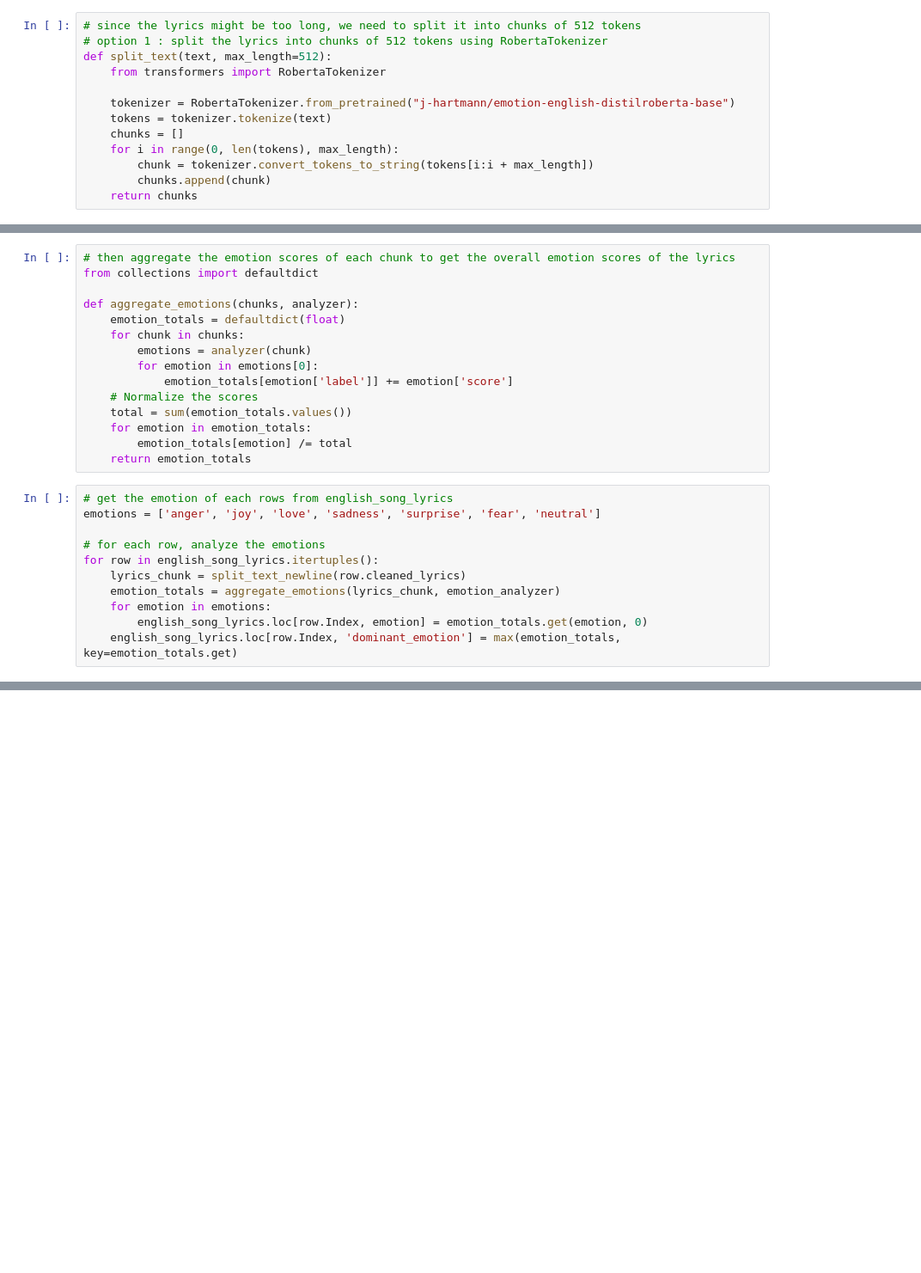
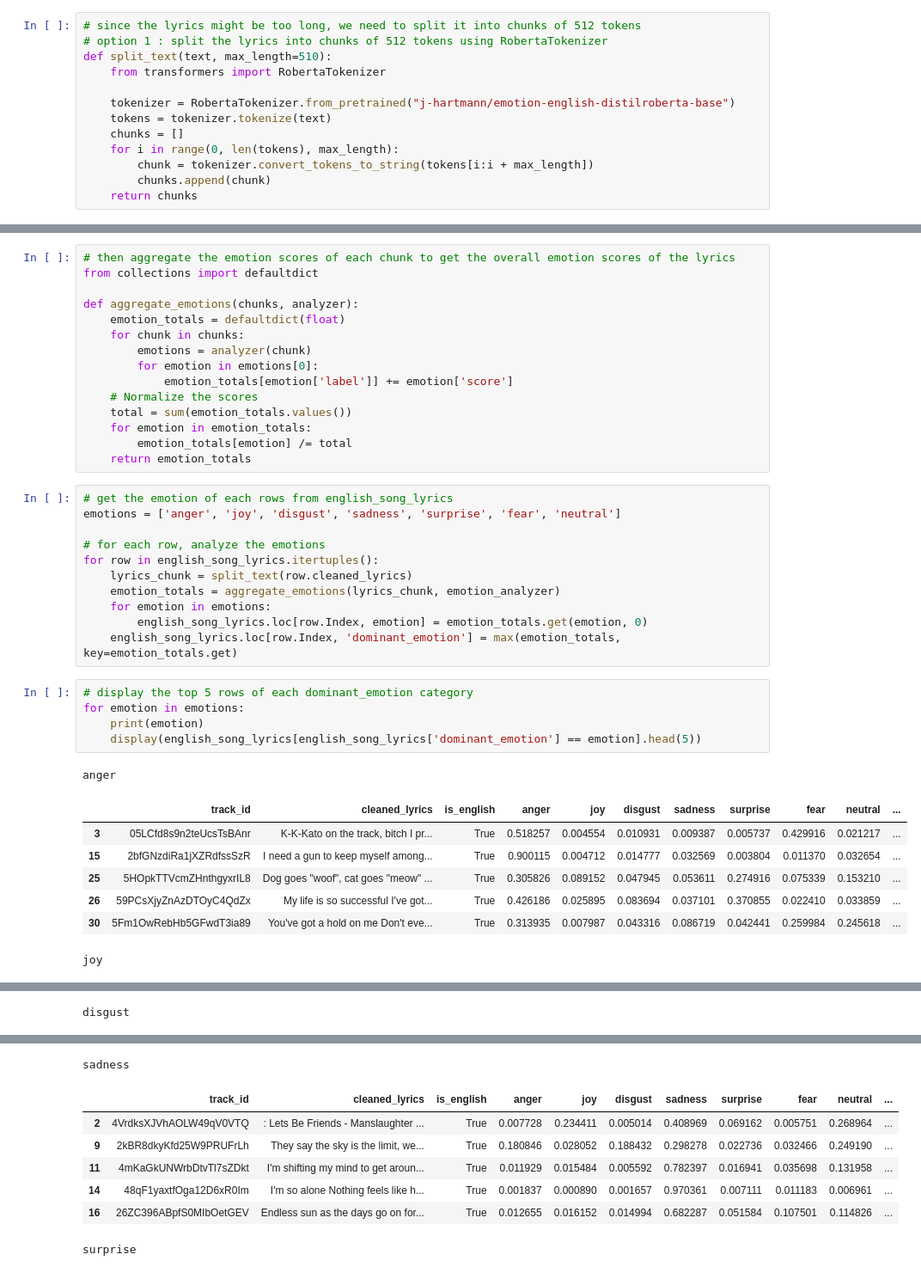
Before and after one commit to nazhifkojaz/Spotify-Analysis-Data-Collection-, a Jupyter notebook: data_preprocessing.ipynb, the cells around one changed output, grey strips where cells are left out. Shown at 86% size. Saved outputs shown, nothing was run; the diff lists cells and outputs as text; blank space fills up the shorter version.

Commit message:
added lyrics_emotion.csv data

```diff
--- a/data_preprocessing.ipynb
+++ b/data_preprocessing.ipynb
@@ -895,7 +895,7 @@ Name: 9, dtype: object
 # %%
 # since the lyrics might be too long, we need to split it into chunks of 512 tokens
 # option 1 : split the lyrics into chunks of 512 tokens using RobertaTokenizer
-def split_text(text, max_length=512):
+def split_text(text, max_length=510):
     from transformers import RobertaTokenizer
 
     tokenizer = RobertaTokenizer.from_pretrained("j-hartmann/emotion-english-distilroberta-base")
@@ -927,12 +927,26 @@ def aggregate_emotions(chunks, analyzer):
     return emotion_totals
 # %%
 # get the emotion of each rows from english_song_lyrics
-emotions = ['anger', 'joy', 'love', 'sadness', 'surprise', 'fear', 'neutral']
+emotions = ['anger', 'joy', 'disgust', 'sadness', 'surprise', 'fear', 'neutral']
 
 # for each row, analyze the emotions
 for row in english_song_lyrics.itertuples():
-    lyrics_chunk = split_text_newline(row.cleaned_lyrics)
+    lyrics_chunk = split_text(row.cleaned_lyrics)
     emotion_totals = aggregate_emotions(lyrics_chunk, emotion_analyzer)
     for emotion in emotions:
         english_song_lyrics.loc[row.Index, emotion] = emotion_totals.get(emotion, 0)
     english_song_lyrics.loc[row.Index, 'dominant_emotion'] = max(emotion_totals, key=emotion_totals.get)
+# %%
+# display the top 5 rows of each dominant_emotion category
+for emotion in emotions:
+    print(emotion)
+    display(english_song_lyrics[english_song_lyrics['dominant_emotion'] == emotion].head(5))
+# %% [output]
+anger
+|  | track_id | cleaned_lyrics | is_english | anger | joy | disgust | sadness | surprise | fear | neutral | ... |
+| 3 | 05LCfd8s9n2teUcsTsBAnr | K-K-Kato on the track, bitch I pr... | True | 0.518257 | 0.004554 | 0.010931 | 0.009387 | 0.005737 | 0.429916 | 0.021217 | ... |
+| 15 | 2bfGNzdiRa1jXZRdfssSzR | I need a gun to keep myself among... | True | 0.900115 | 0.004712 | 0.014777 | 0.032569 | 0.003804 | 0.011370 | 0.032654 | ... |
+| 25 | 5HOpkTTVcmZHnthgyxrIL8 | Dog goes "woof", cat goes "meow" ... | True | 0.305826 | 0.089152 | 0.047945 | 0.053611 | 0.274916 | 0.075339 | 0.153210 | ... |
+| 26 | 59PCsXjyZnAzDTOyC4QdZx | My life is so successful I've got... | True | 0.426186 | 0.025895 | 0.083694 | 0.037101 | 0.370855 | 0.022410 | 0.033859 | ... |
+| 30 | 5Fm1OwRebHb5GFwdT3ia89 | You've got a hold on me Don't eve... | True | 0.313935 | 0.007987 | 0.043316 | 0.086719 | 0.042441 | 0.259984 | 0.245618 | ... |
+joy
@@ -938,0 +959 @@ for row in english_song_lyrics.itertuples():
+disgust
@@ -938,0 +966,8 @@ for row in english_song_lyrics.itertuples():
+sadness
+|  | track_id | cleaned_lyrics | is_english | anger | joy | disgust | sadness | surprise | fear | neutral | ... |
+| 2 | 4VrdksXJVhAOLW49qV0VTQ | : Lets Be Friends - Manslaughter ... | True | 0.007728 | 0.234411 | 0.005014 | 0.408969 | 0.069162 | 0.005751 | 0.268964 | ... |
+| 9 | 2kBR8dkyKfd25W9PRUFrLh | They say the sky is the limit, we... | True | 0.180846 | 0.028052 | 0.188432 | 0.298278 | 0.022736 | 0.032466 | 0.249190 | ... |
+| 11 | 4mKaGkUNWrbDtvTl7sZDkt | I'm shifting my mind to get aroun... | True | 0.011929 | 0.015484 | 0.005592 | 0.782397 | 0.016941 | 0.035698 | 0.131958 | ... |
+| 14 | 48qF1yaxtfOga12D6xR0Im | I'm so alone Nothing feels like h... | True | 0.001837 | 0.000890 | 0.001657 | 0.970361 | 0.007111 | 0.011183 | 0.006961 | ... |
+| 16 | 26ZC396ABpfS0MIbOetGEV | Endless sun as the days go on for... | True | 0.012655 | 0.016152 | 0.014994 | 0.682287 | 0.051584 | 0.107501 | 0.114826 | ... |
+surprise
```
Also changed, not shown: parts of 3 cells of this notebook, 1 other file.
